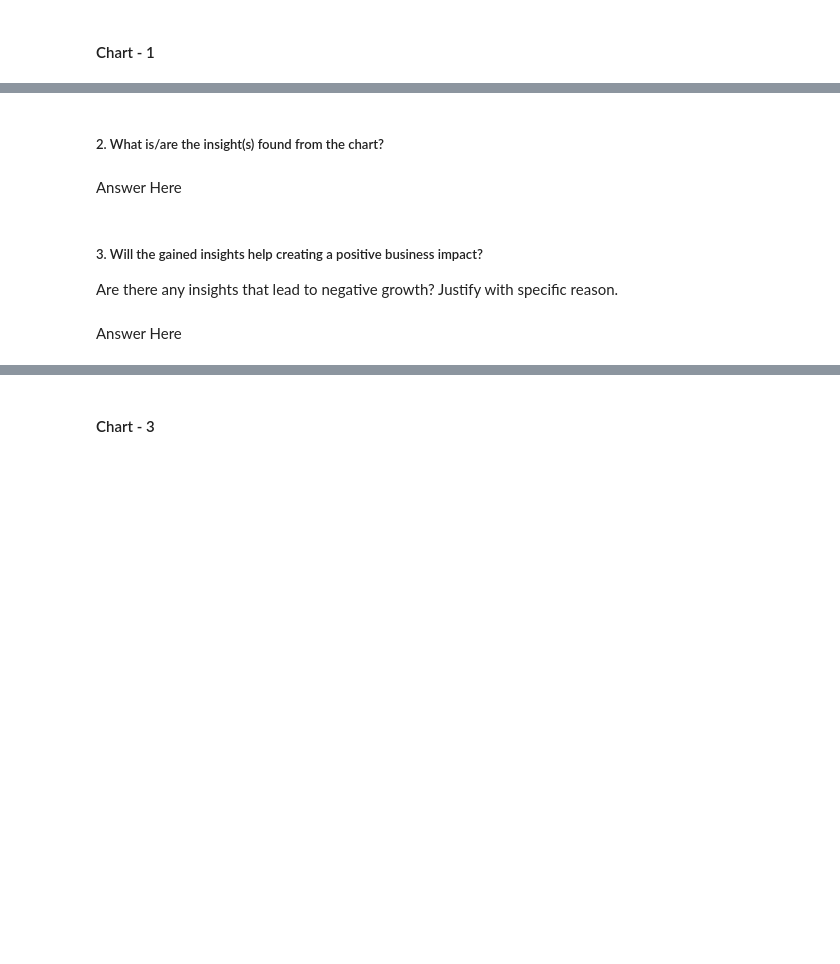
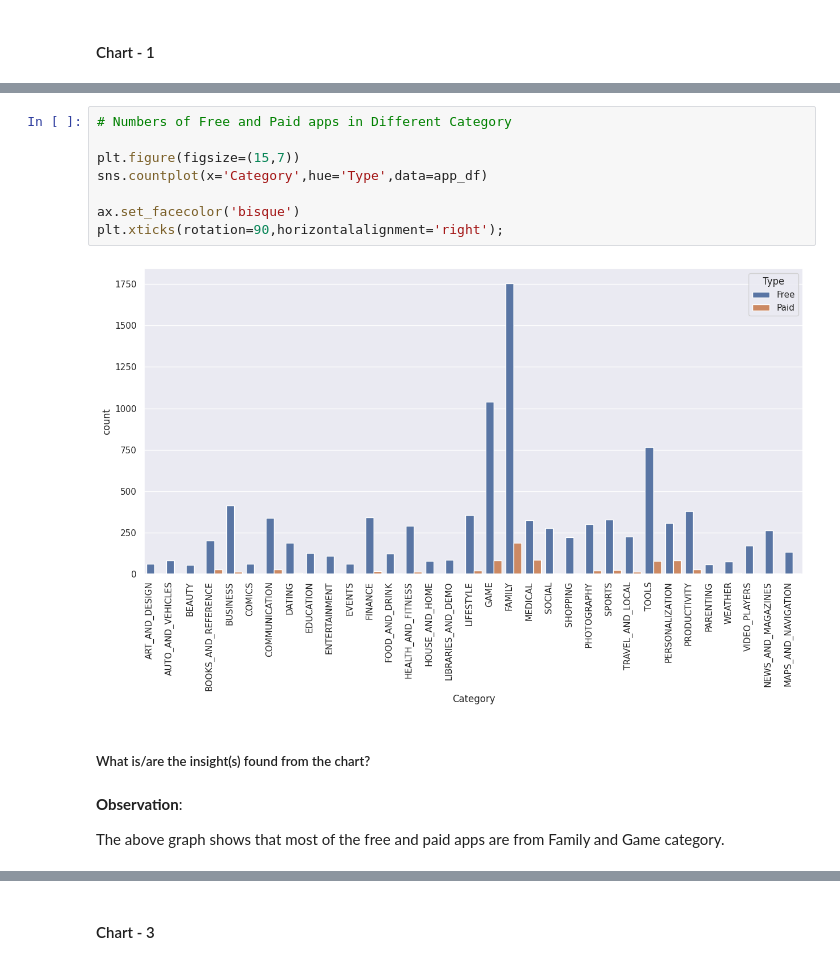
Before and after one commit to Aman811630/-EDA-on-Play-Store-App-Reviews-Data-Sets, a Jupyter notebook: Aman_Singh_EDA_on_Play_Store_App_Review_Dataset_.ipynb, the cells around one changed output, grey strips where cells are left out. Drawn from its saved outputs; the diff is of its cells as text; blank space fills up the shorter version.

```diff
--- a/Aman_Singh_EDA_on_Play_Store_App_Review_Dataset_.ipynb
+++ b/Aman_Singh_EDA_on_Play_Store_App_Review_Dataset_.ipynb
@@ -321,9 +612,16 @@ Answer Here.
+# %%
+# Numbers of Free and Paid apps in Different Category
+
+plt.figure(figsize=(15,7))
+sns.countplot(x='Category',hue='Type',data=app_df)
+
+ax.set_facecolor('bisque')
+plt.xticks(rotation=90,horizontalalignment='right');
+# %% [output]
+[figure, added]
 # %% [markdown]
-##### 2. What is/are the insight(s) found from the chart?
+#####  What is/are the insight(s) found from the chart?
-# %% [markdown]
-Answer Here
-# %% [markdown]
-##### 3. Will the gained insights help creating a positive business impact?
-Are there any insights that lead to negative growth? Justify with specific reason.
-# %% [markdown]
-Answer Here
+# %% [markdown]
+**Observation**:
+
+The above graph shows that most of the free and paid apps are from  Family and Game category.
```
Also changed, not shown: parts of 144 cells of this notebook.
